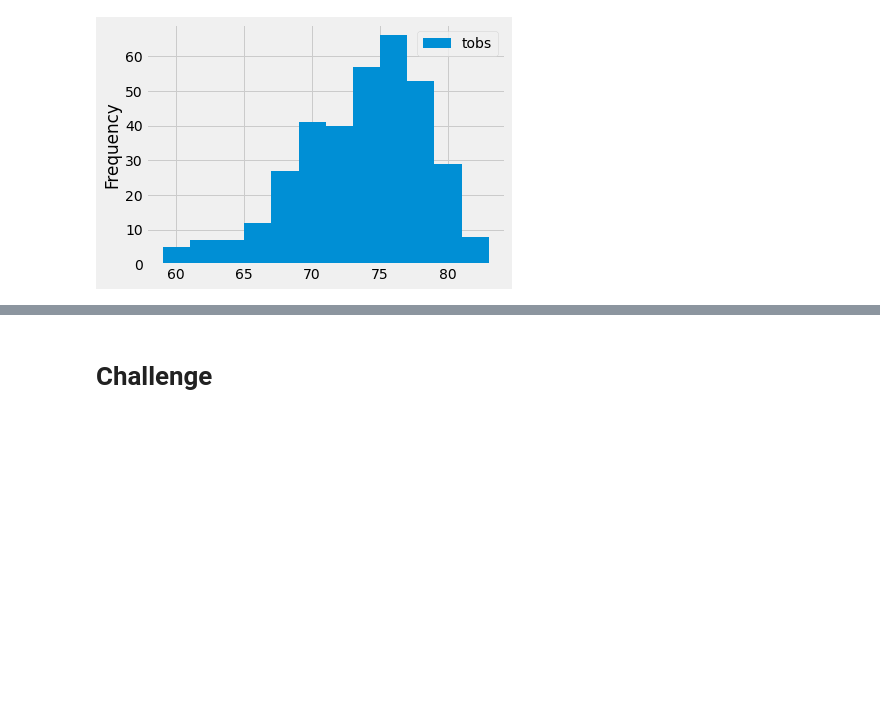
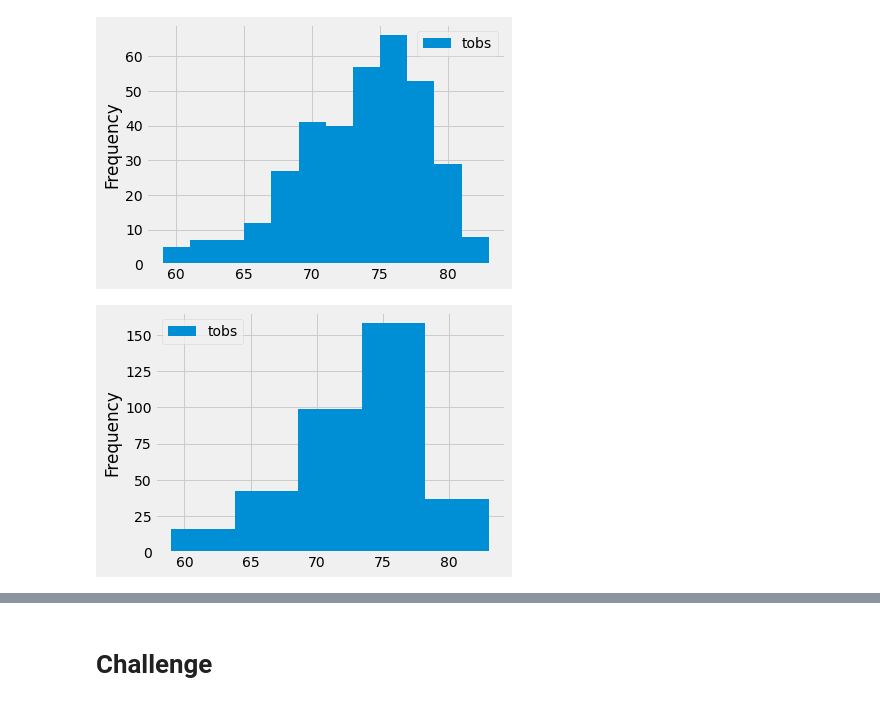
Before and after one commit to jwygonik/surfs_up_analysis, a Jupyter notebook: climate_analysis.ipynb, the cells around one changed output, grey strips where cells are left out. Drawn from its saved outputs; the diff is of its cells as text; code cells hidden in the pictures; blank space fills up the shorter version.

```diff
--- a/climate_analysis.ipynb
+++ b/climate_analysis.ipynb
@@ -191,3 +191,11 @@ plt.tight_layout()
 # According to graph below, majority of observations were over 67
 # %% [output]
 [figure]
+# %%
+# Adjust Bins to 5
+    # Groups temp observations into 5 bars
+
+tobs_df.plot.hist(bins=5)
+plt.tight_layout()
+# %% [output]
+[figure, added]
```
Also changed, not shown: parts of 1 cell of this notebook, 2 other files.
